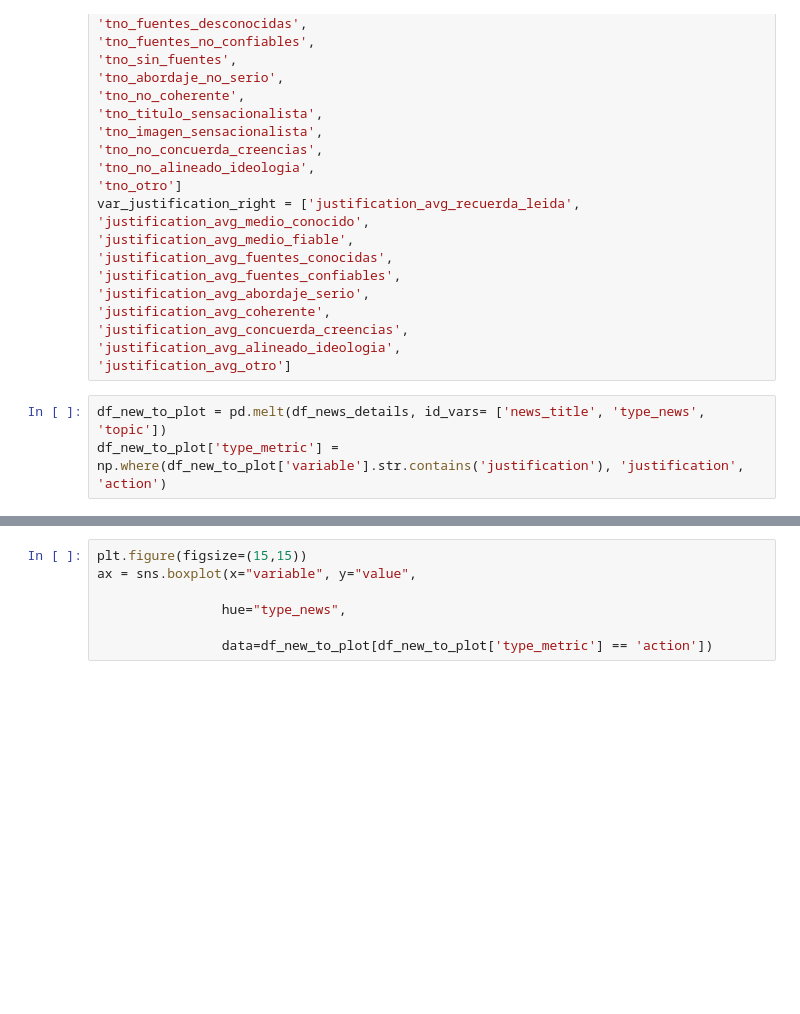
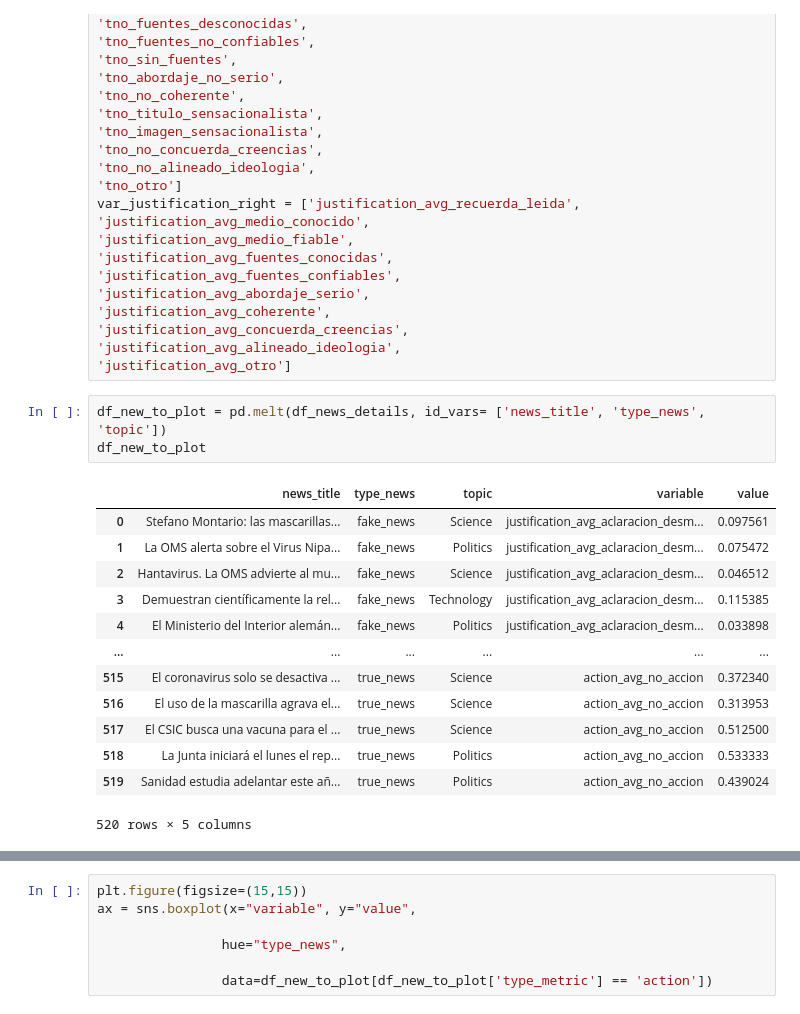
Before and after one commit to social-link-analytics-group-bsc/experiment-platform, a Jupyter notebook: analysis/justifications_actions.ipynb, the cells around one changed output, grey strips where cells are left out. Saved outputs shown, nothing was run; the diff lists cells and outputs as text; blank space fills up the shorter version.

```diff
--- a/analysis/justifications_actions.ipynb
+++ b/analysis/justifications_actions.ipynb
@@ -102,5 +102,19 @@ var_justification_right = ['justification_avg_recuerda_leida',
 'justification_avg_otro']
 # %%
 df_new_to_plot = pd.melt(df_news_details, id_vars= ['news_title', 'type_news', 'topic'])
-df_new_to_plot['type_metric'] = np.where(df_new_to_plot['variable'].str.contains('justification'), 'justification', 'action')
+df_new_to_plot
+# %% [output]
+|  | news_title | type_news | topic | variable | value |
+| 0 | Stefano Montario: las mascarillas... | fake_news | Science | justification_avg_aclaracion_desm... | 0.097561 |
+| 1 | La OMS alerta sobre el Virus Nipa... | fake_news | Politics | justification_avg_aclaracion_desm... | 0.075472 |
+| 2 | Hantavirus. La OMS advierte al mu... | fake_news | Science | justification_avg_aclaracion_desm... | 0.046512 |
+| 3 | Demuestran científicamente la rel... | fake_news | Technology | justification_avg_aclaracion_desm... | 0.115385 |
+| 4 | El Ministerio del Interior alemán... | fake_news | Politics | justification_avg_aclaracion_desm... | 0.033898 |
+| ... | ... | ... | ... | ... | ... |
+| 515 | El coronavirus solo se desactiva ... | true_news | Science | action_avg_no_accion | 0.372340 |
+| 516 | El uso de la mascarilla agrava el... | true_news | Science | action_avg_no_accion | 0.313953 |
+| 517 | El CSIC busca una vacuna para el ... | true_news | Science | action_avg_no_accion | 0.512500 |
+| 518 | La Junta iniciará el lunes el rep... | true_news | Politics | action_avg_no_accion | 0.533333 |
+| 519 | Sanidad estudia adelantar este añ... | true_news | Politics | action_avg_no_accion | 0.439024 |
+520 rows × 5 columns
 # %%
```
Also changed, not shown: parts of 13 cells of this notebook, 2 other files.
